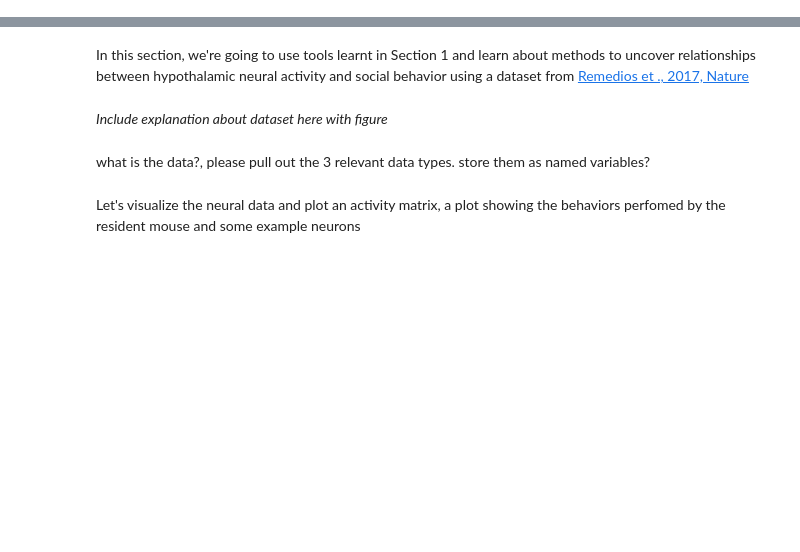
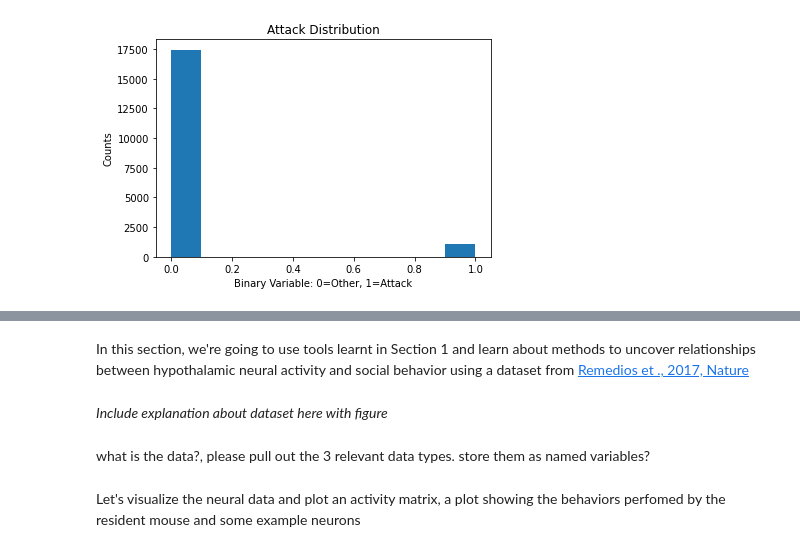
Before and after one commit to SaberaTalukder/Chen_Institute_DataSAI_for_Neuroscience, a Jupyter notebook: 07_05_22_day1_overview/code/diy_notebooks/dimensionality_reduction.ipynb, the cells around one changed output, grey strips where cells are left out. Cells and saved outputs as stored; diff of their text form; code cells hidden in the pictures; blank space fills up the shorter version.

```diff
--- a/07_05_22_day1_overview/code/diy_notebooks/dimensionality_reduction.ipynb
+++ b/07_05_22_day1_overview/code/diy_notebooks/dimensionality_reduction.ipynb
@@ -7,0 +68,8 @@ import numpy as np
+# %%
+# Solution:
+_ = plt.hist(np.ndarray.flatten(attack_vector))
+_ = plt.title('Attack Distribution')
+_ = plt.xlabel('Binary Variable: 0=Other, 1=Attack')
+_ = plt.ylabel('Counts')
+# %% [output]
+[figure, added]
```
Also changed, not shown: parts of 29 cells of this notebook.
